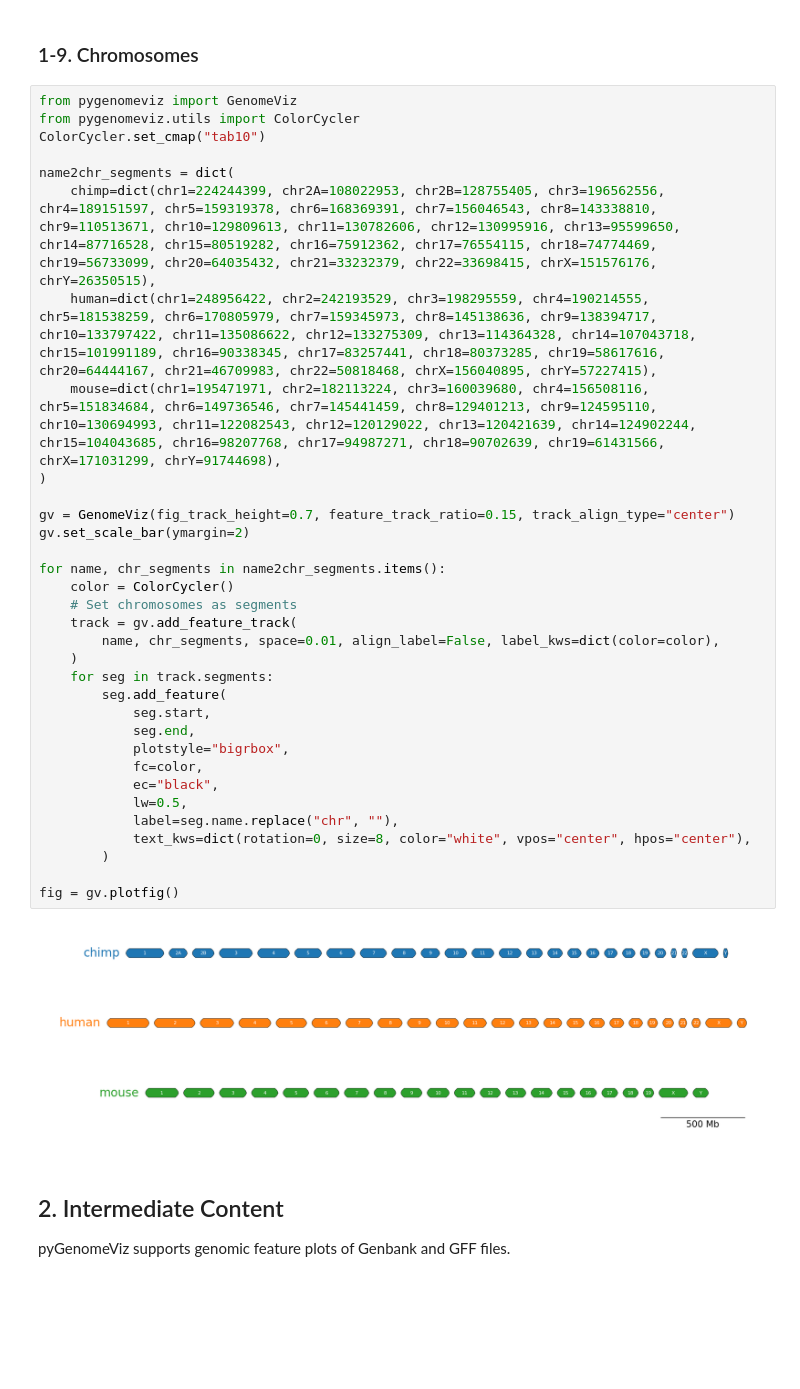
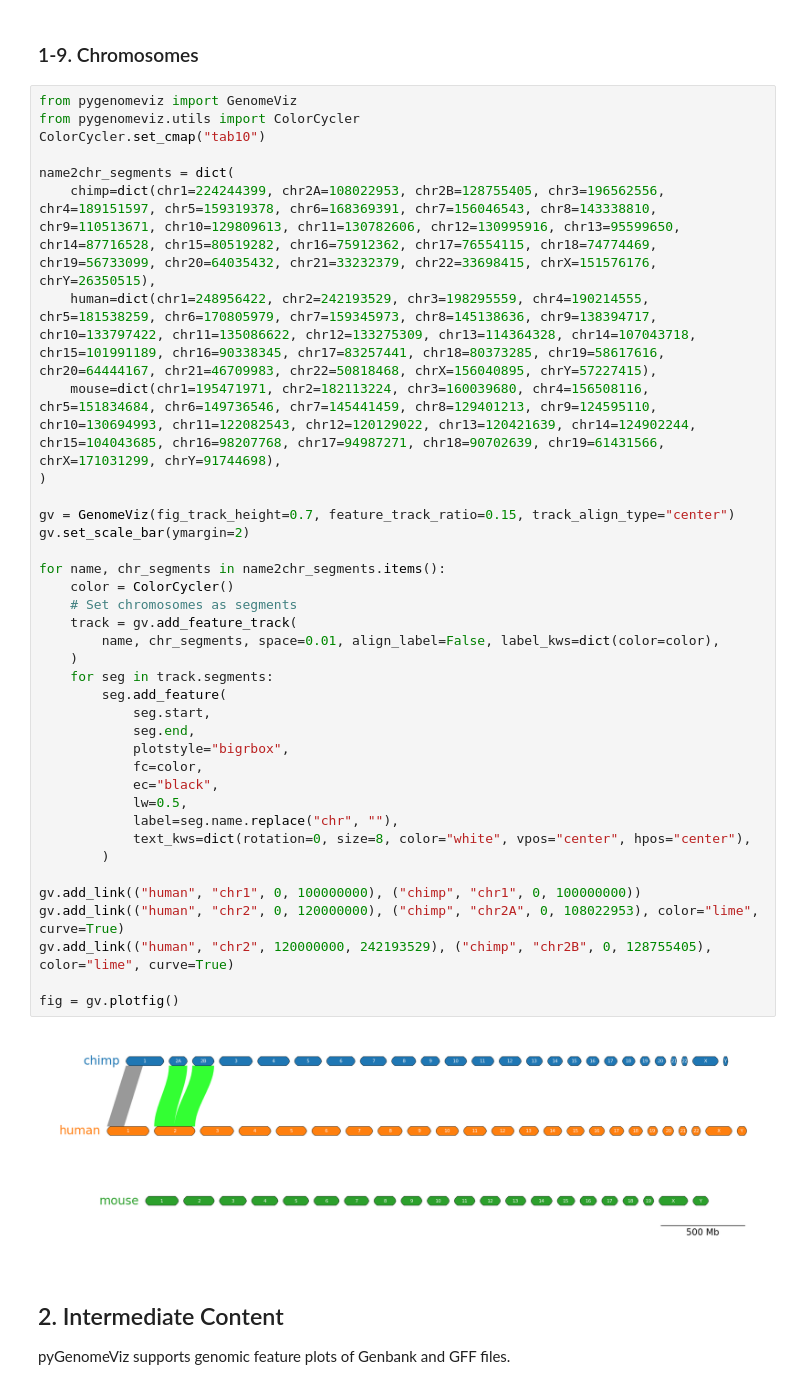
Before and after one commit to moshi4/pyGenomeViz, a Jupyter notebook: docs/getting_started.ipynb, the cells around one changed output. Saved outputs shown, nothing was run; the diff lists cells and outputs as text; blank space fills up the shorter version.

```diff
--- a/docs/getting_started.ipynb
+++ b/docs/getting_started.ipynb
@@ -198,34 +198,38 @@ ColorCycler.set_cmap("tab10")
 
 name2chr_segments = dict(
     chimp=dict(chr1=224244399, chr2A=108022953, chr2B=128755405, chr3=196562556, chr4=189151597, chr5=159319378, chr6=168369391, chr7=156046543, chr8=143338810, chr9=110513671, chr10=129809613, chr11=130782606, chr12=130995916, chr13=95599650, chr14=87716528, chr15=80519282, chr16=75912362, chr17=76554115, chr18=74774469, chr19=56733099, chr20=64035432, chr21=33232379, chr22=33698415, chrX=151576176, chrY=26350515),
     human=dict(chr1=248956422, chr2=242193529, chr3=198295559, chr4=190214555, chr5=181538259, chr6=170805979, chr7=159345973, chr8=145138636, chr9=138394717, chr10=133797422, chr11=135086622, chr12=133275309, chr13=114364328, chr14=107043718, chr15=101991189, chr16=90338345, chr17=83257441, chr18=80373285, chr19=58617616, chr20=64444167, chr21=46709983, chr22=50818468, chrX=156040895, chrY=57227415),
     mouse=dict(chr1=195471971, chr2=182113224, chr3=160039680, chr4=156508116, chr5=151834684, chr6=149736546, chr7=145441459, chr8=129401213, chr9=124595110, chr10=130694993, chr11=122082543, chr12=120129022, chr13=120421639, chr14=124902244, chr15=104043685, chr16=98207768, chr17=94987271, chr18=90702639, chr19=61431566, chrX=171031299, chrY=91744698),
 )
 
 gv = GenomeViz(fig_track_height=0.7, feature_track_ratio=0.15, track_align_type="center")
 gv.set_scale_bar(ymargin=2)
 
 for name, chr_segments in name2chr_segments.items():
     color = ColorCycler()
     # Set chromosomes as segments
     track = gv.add_feature_track(
         name, chr_segments, space=0.01, align_label=False, label_kws=dict(color=color),
     )
     for seg in track.segments:
         seg.add_feature(
             seg.start,
             seg.end,
             plotstyle="bigrbox",
             fc=color,
             ec="black",
             lw=0.5,
             label=seg.name.replace("chr", ""),
             text_kws=dict(rotation=0, size=8, color="white", vpos="center", hpos="center"),
         )
 
+gv.add_link(("human", "chr1", 0, 100000000), ("chimp", "chr1", 0, 100000000))
+gv.add_link(("human", "chr2", 0, 120000000), ("chimp", "chr2A", 0, 108022953), color="lime", curve=True)
+gv.add_link(("human", "chr2", 120000000, 242193529), ("chimp", "chr2B", 0, 128755405), color="lime", curve=True)
+
 fig = gv.plotfig()
 # %% [output]
-[figure, old version]
+[figure, new version]
 # %% [markdown]
 ## 2. Intermediate Content
 
```
Also changed, not shown: parts of 1 cell of this notebook, 2 other files.
